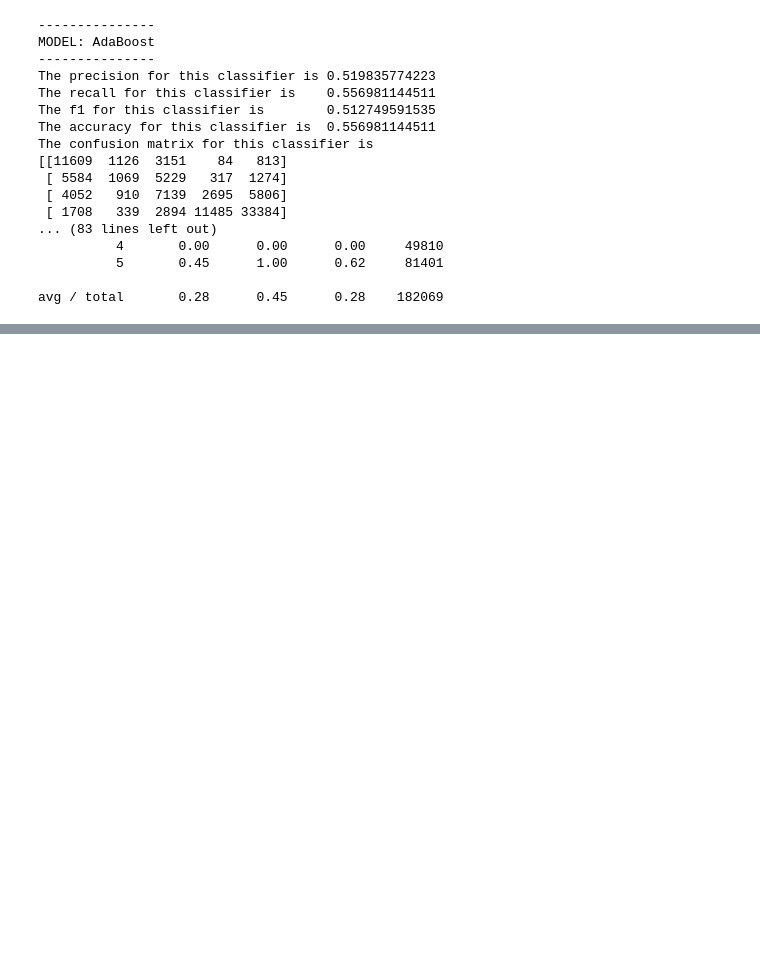
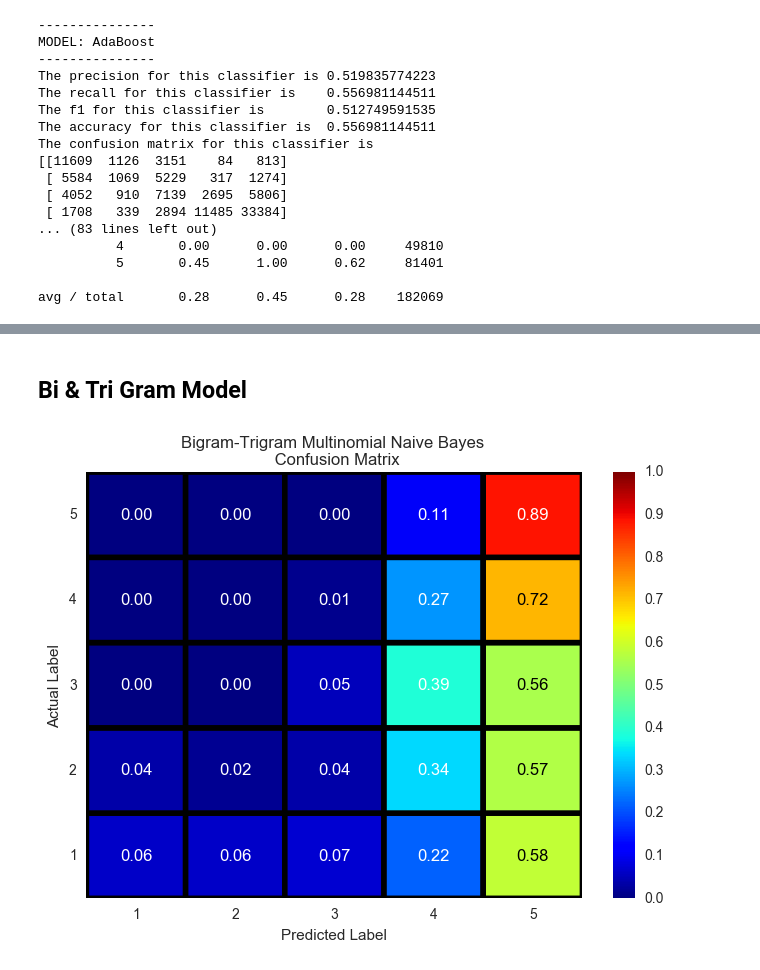
Before and after one commit to piyushghai/Yelp-Dataset-Analysis, a Jupyter notebook: yelp_rating_pred.ipynb, the cells around one changed output, grey strips where cells are left out. Cells and saved outputs as stored; diff of their text form; code cells hidden in the pictures; blank space fills up the shorter version.

```diff
--- a/yelp_rating_pred.ipynb
+++ b/yelp_rating_pred.ipynb
@@ -697,0 +908,14 @@ avg / total       0.28      0.45      0.28    182069
+# %% [markdown]
+## Bi & Tri Gram Model
+# %%
+bi_and_trigram_multinomial_feature_matrix_train = bi_and_trigram_vectorizer.fit_transform(train_X)
+bi_and_trigram_multinomial_feature_matrix_test = bi_and_trigram_vectorizer.transform(test_X)
+# %%
+bi_and_tri_gram_multinomial_nb_classifier = MultinomialNB().fit(bi_and_trigram_multinomial_feature_matrix_train, train_y)
+bi_and_tri_gram_multinomial_nb_prediction = bi_and_tri_gram_multinomial_nb_classifier.predict(bi_and_trigram_multinomial_feature_matrix_test)
+# %%
+bi_and_tri_gram_multinomial_confusion_matrix = confusion_matrix(test_y, bi_and_tri_gram_multinomial_nb_prediction)
+plot_confusion_matrix(bi_and_tri_gram_multinomial_confusion_matrix,
+                      'Bigram-Trigram Multinomial Naive Bayes \n Confusion Matrix', savefilename='BiAndTrigramMultinomialCM.png')
+# %% [output]
+[figure, added]
```
Also changed, not shown: parts of 25 cells of this notebook.
